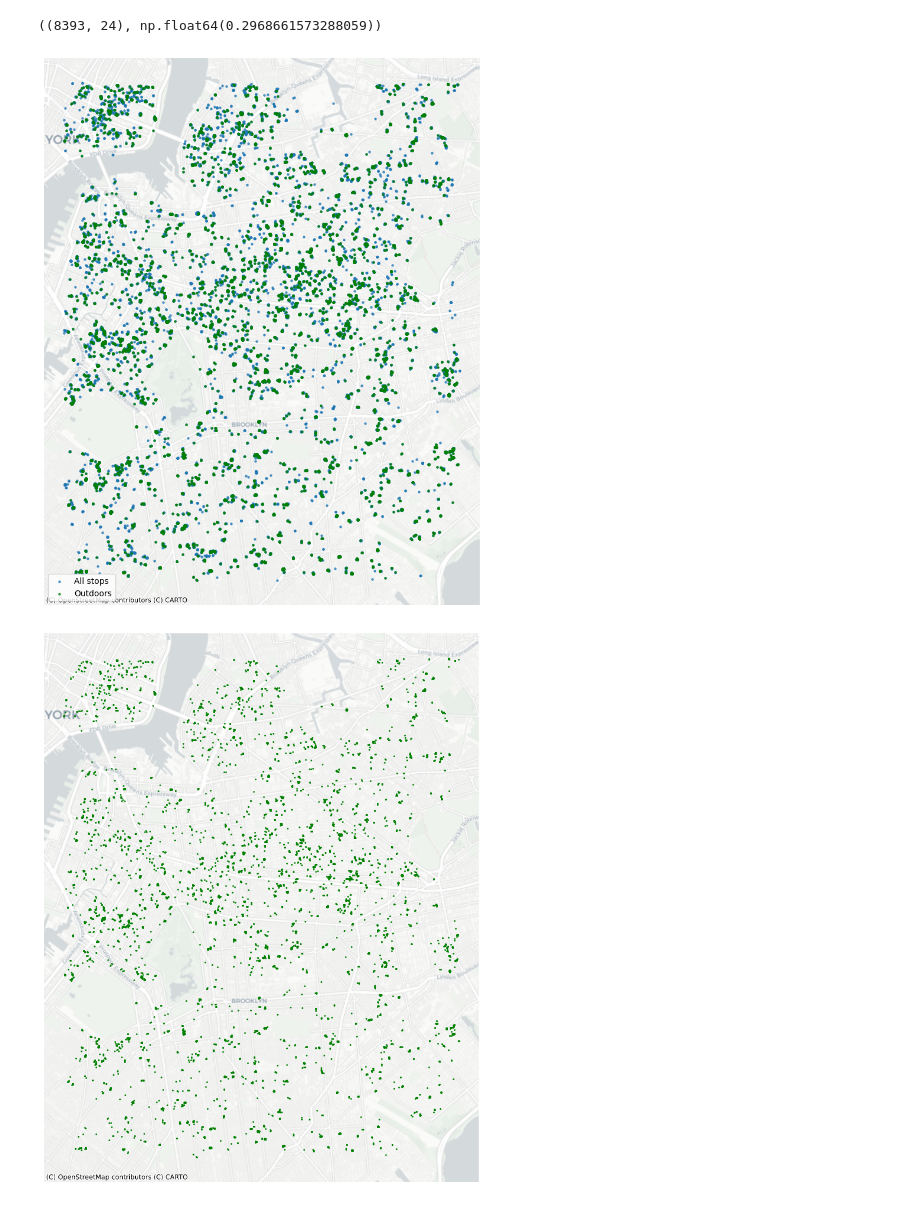
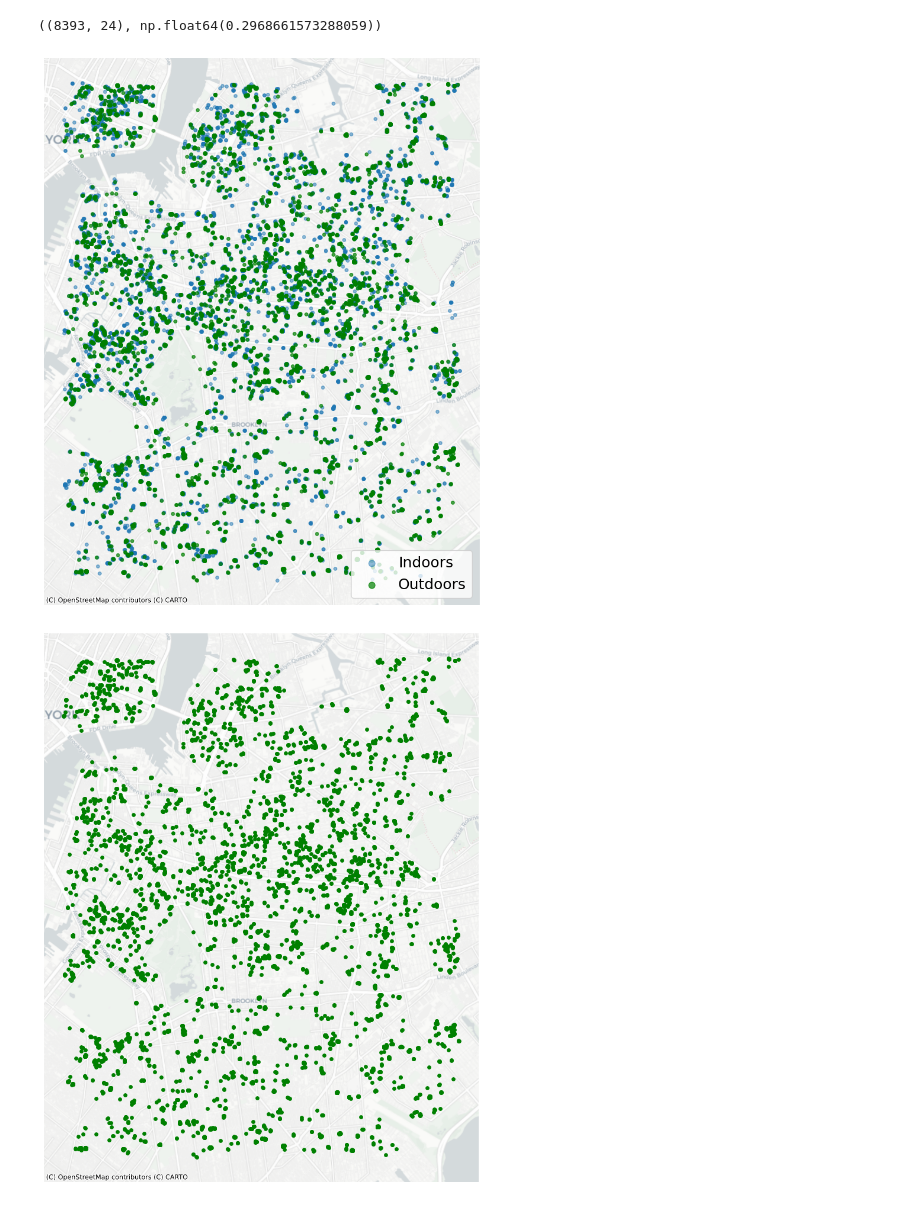
Before and after one commit to jennahgosciak/nomad-data-proposal, a Jupyter notebook: 00_descriptive_analysis.ipynb, the cells around one changed output. Drawn from its saved outputs; the diff is of its cells as text; code cells hidden in the pictures.

Commit message:
update plots, format notebooks

```diff
--- a/00_descriptive_analysis.ipynb
+++ b/00_descriptive_analysis.ipynb
@@ -342,31 +351,31 @@ stops_outdoors.shape, stops_bld['index_right'].isna().mean()
 fig, ax = plt.subplots(figsize=(10, 10))
 
 # Plot each agent with different color
-gdf_stops.plot(ax=ax, markersize=5, label='All stops', alpha=0.7)
-stops_outdoors.plot(ax=ax, markersize=5, color='green', label='Outdoors', alpha=0.7)
+stops_indoors.plot(ax=ax, markersize=15, label='Indoors', alpha=0.5)
+stops_outdoors.plot(ax=ax, markersize=15, color='green', label='Outdoors', alpha=0.7)
 
 # Add basemap
 cx.add_basemap(ax, crs="EPSG:2263", source=cx.providers.CartoDB.Positron)
 #ax.legend(bbox_to_anchor=(1.05, 1), loc='upper left', markerscale=10)
 plt.tight_layout()
 ax.set_axis_off()
-plt.legend()
-plt.savefig('stops.pdf')
+plt.legend(fontsize=18, markerscale=2)
+plt.savefig('figures/stops.pdf')
 plt.show()
 # %% [output]
-[figure, old version]
+[figure, new version]
 # %%
 # Plot with contextily basemap
 fig, ax = plt.subplots(figsize=(12, 10))
 
 # Plot each agent with different color
-stops_outdoors.plot(ax=ax, markersize=1, color='green')
+stops_outdoors.plot(ax=ax, markersize=15, color='green')
 
 # Add basemap
 cx.add_basemap(ax, crs="EPSG:2263", source=cx.providers.CartoDB.Positron)
 #ax.legend(bbox_to_anchor=(1.05, 1), loc='upper left', markerscale=10)
 plt.tight_layout()
 ax.set_axis_off()
 plt.show()
 # %% [output]
-[figure, old version]
+[figure, new version]
```
Also changed, not shown: parts of 8 cells of this notebook, 6 other files.
